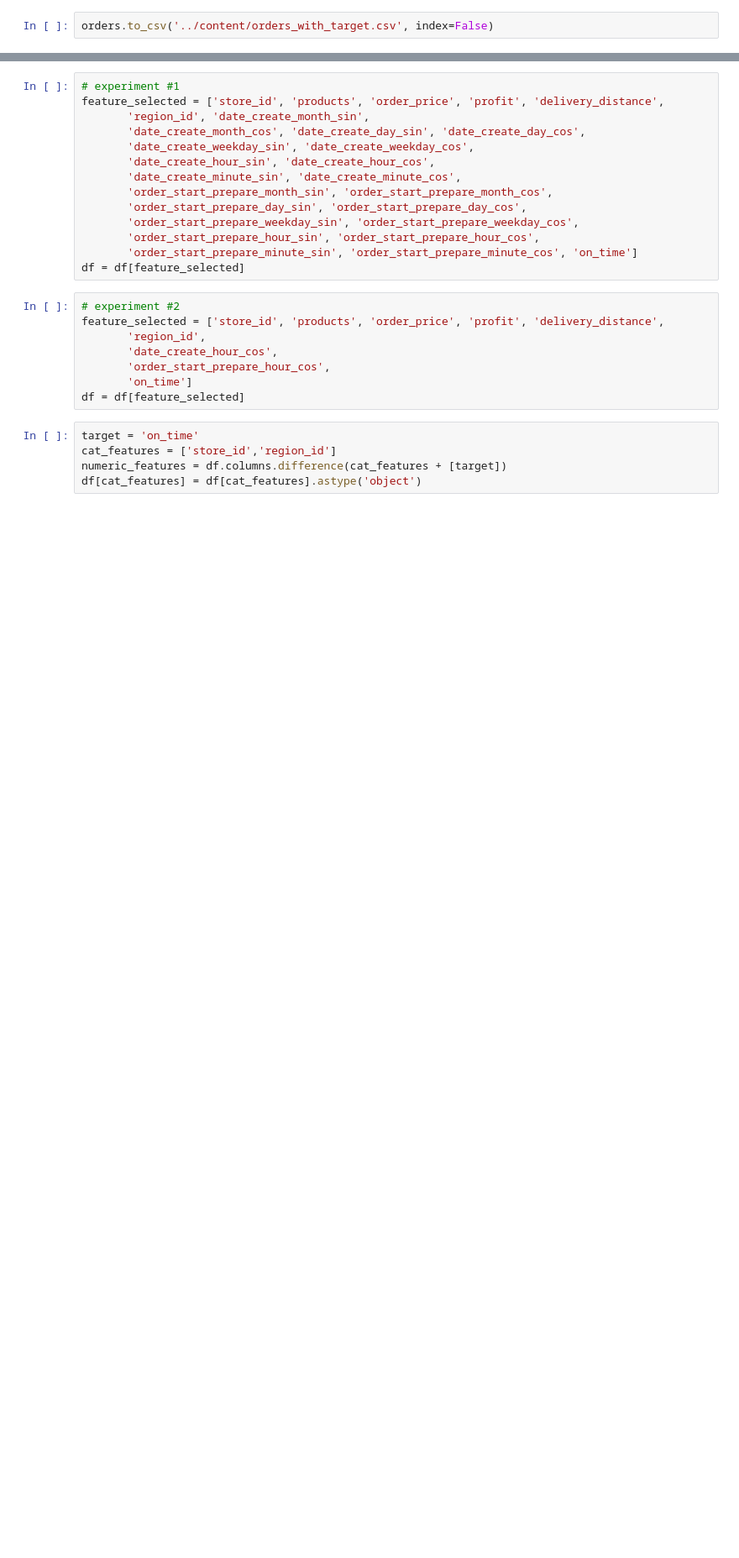
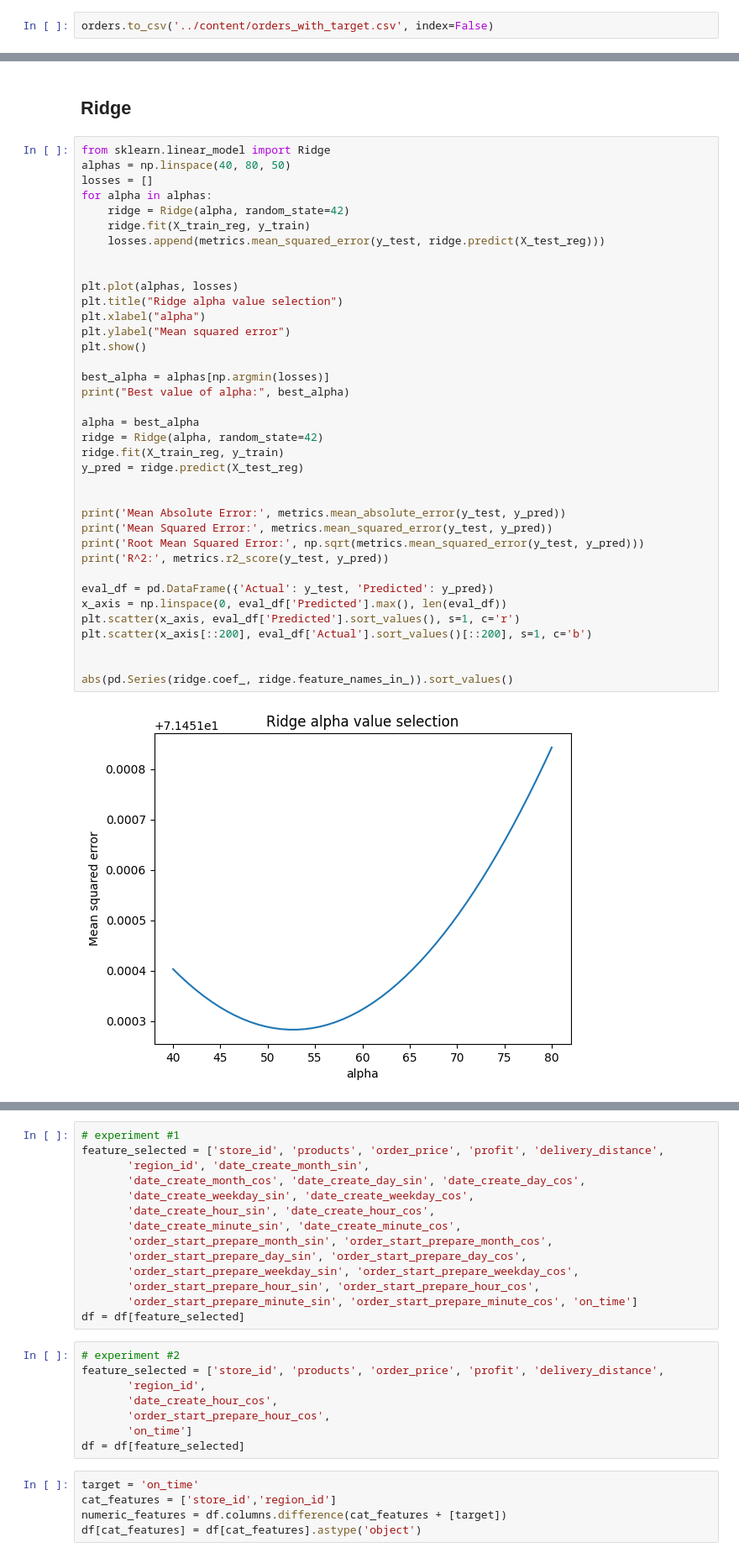
Before and after one commit to Luzinsan/ML_learn, a Jupyter notebook: ML/Innopolis/material/1 semester/Machine Learning/Project/notebooks/orders.ipynb, the cells around one changed output, grey strips where cells are left out. Shown at 84% size. Cells and saved outputs as stored; diff of their text form; blank space fills up the shorter version.

```diff
--- a/ML/Innopolis/material/1 semester/Machine Learning/Project/notebooks/orders.ipynb
+++ b/ML/Innopolis/material/1 semester/Machine Learning/Project/notebooks/orders.ipynb
@@ -427,0 +469,41 @@ plt.plot(x_PCA, np.zeros(len(x_PCA)), '.', color="red", label="Projected")
+# %% [markdown]
+## Ridge
+# %%
+from sklearn.linear_model import Ridge
+alphas = np.linspace(40, 80, 50)
+losses = []
+for alpha in alphas:
+    ridge = Ridge(alpha, random_state=42)
+    ridge.fit(X_train_reg, y_train)
+    losses.append(metrics.mean_squared_error(y_test, ridge.predict(X_test_reg)))
+
+
+plt.plot(alphas, losses)
+plt.title("Ridge alpha value selection")
+plt.xlabel("alpha")
+plt.ylabel("Mean squared error")
+plt.show()
+
+best_alpha = alphas[np.argmin(losses)]
+print("Best value of alpha:", best_alpha)
+
+alpha = best_alpha
+ridge = Ridge(alpha, random_state=42)
+ridge.fit(X_train_reg, y_train)
+y_pred = ridge.predict(X_test_reg)
+
+
+print('Mean Absolute Error:', metrics.mean_absolute_error(y_test, y_pred))
+print('Mean Squared Error:', metrics.mean_squared_error(y_test, y_pred))
+print('Root Mean Squared Error:', np.sqrt(metrics.mean_squared_error(y_test, y_pred)))
+print('R^2:', metrics.r2_score(y_test, y_pred))
+
+eval_df = pd.DataFrame({'Actual': y_test, 'Predicted': y_pred})
+x_axis = np.linspace(0, eval_df['Predicted'].max(), len(eval_df))
+plt.scatter(x_axis, eval_df['Predicted'].sort_values(), s=1, c='r')
+plt.scatter(x_axis[::200], eval_df['Actual'].sort_values()[::200], s=1, c='b')
+
+
+abs(pd.Series(ridge.coef_, ridge.feature_names_in_)).sort_values()
+# %% [output]
+[figure, added]
```
Also changed, not shown: parts of 89 cells of this notebook, 1 other file.
